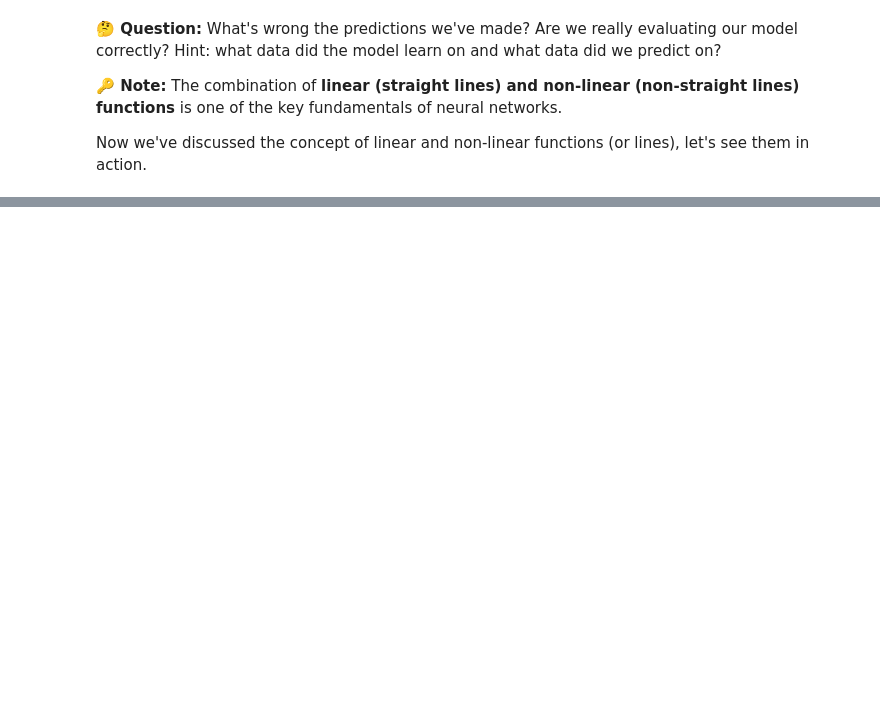
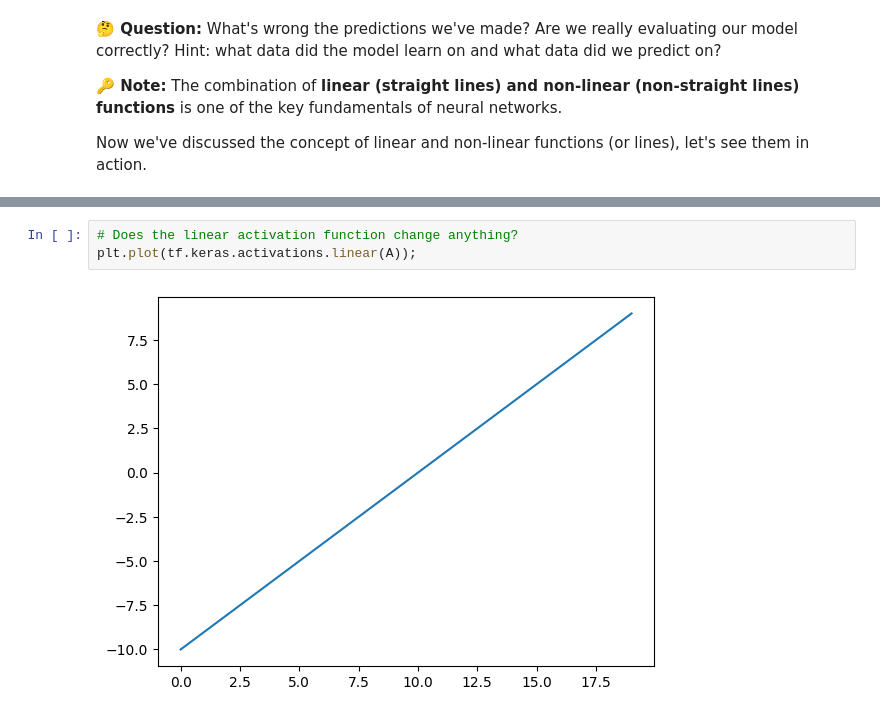
Before and after one commit to farheenfathimaa/TensorFlow-DeepLearning, a Jupyter notebook: 02_neural_network_classification_in_tensorflow.ipynb, the cells around one changed output, grey strips where cells are left out. Drawn from its saved outputs; the diff is of its cells as text; blank space fills up the shorter version.

```diff
--- a/02_neural_network_classification_in_tensorflow.ipynb
+++ b/02_neural_network_classification_in_tensorflow.ipynb
@@ -537,0 +596,5 @@ Now we've discussed the concept of linear and non-linear functions (or lines), l
+# %%
+# Does the linear activation function change anything?
+plt.plot(tf.keras.activations.linear(A));
+# %% [output]
+[figure, added]
```
Also changed, not shown: parts of 47 cells of this notebook.
